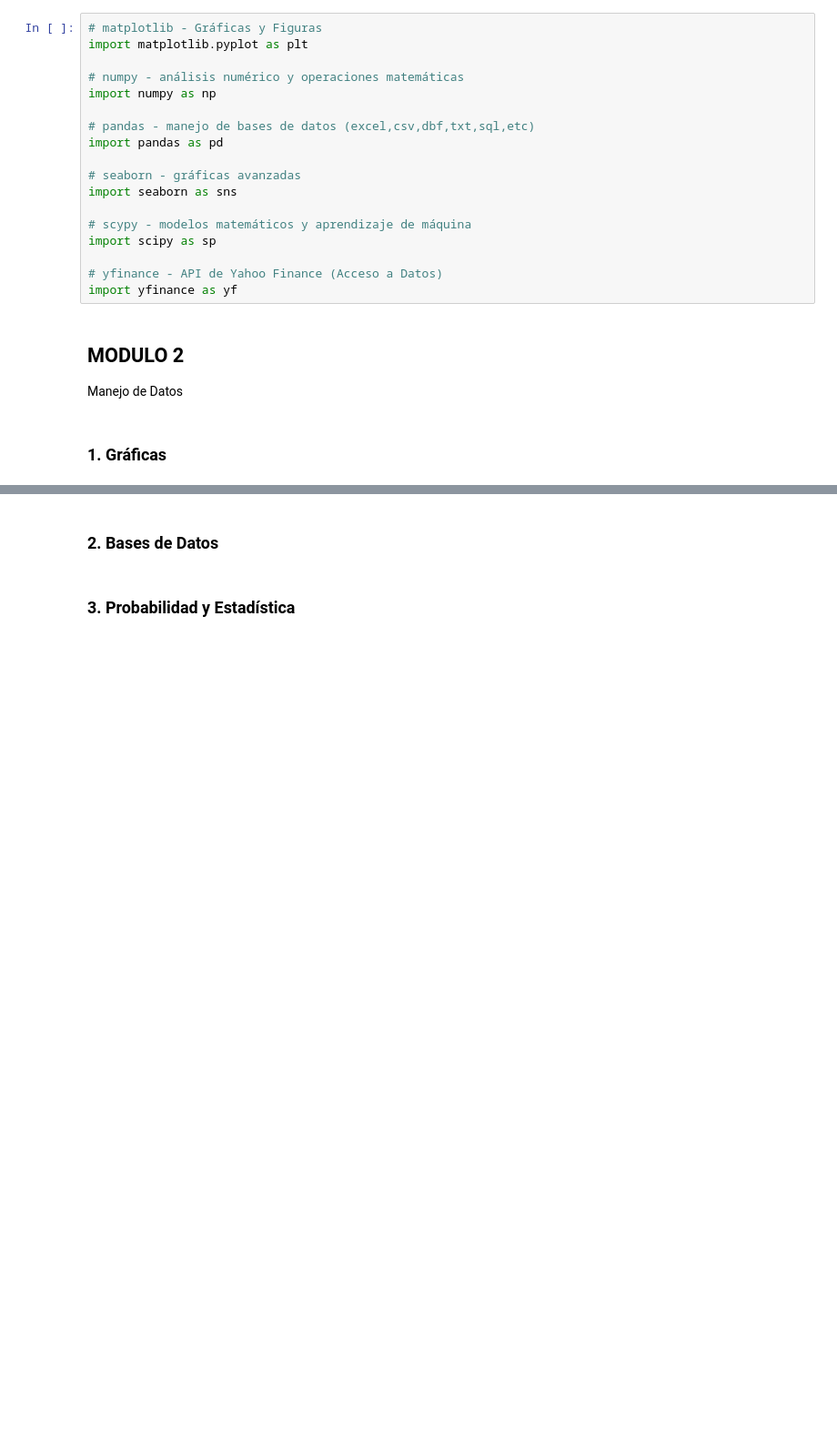
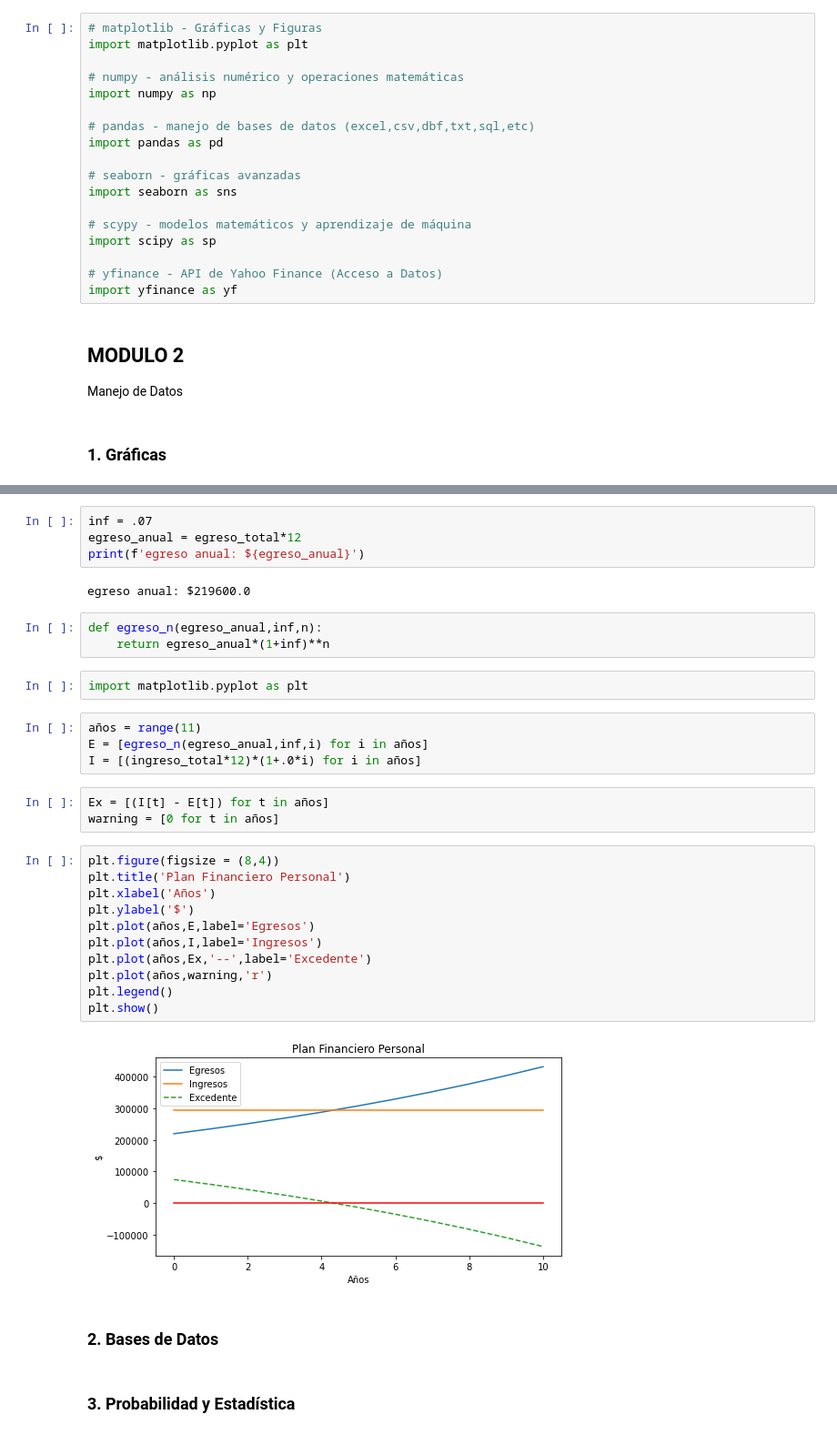
Before and after one commit to blankhall98/z2h-python-r-datascience-2023, a Jupyter notebook: scripts/Python Course Outline.ipynb, the cells around one changed output, grey strips where cells are left out. Shown: that part at 91% size. Saved outputs shown, nothing was run; the diff lists cells and outputs as text; blank space fills up the shorter version.

```diff
--- a/scripts/Python Course Outline.ipynb
+++ b/scripts/Python Course Outline.ipynb
@@ -353,3 +386,34 @@ Manejo de Datos
+# %%
+inf = .07
+egreso_anual = egreso_total*12
+print(f'egreso anual: ${egreso_anual}')
+# %% [output]
+egreso anual: $219600.0
+# %%
+def egreso_n(egreso_anual,inf,n):
+    return egreso_anual*(1+inf)**n
+# %%
+import matplotlib.pyplot as plt
+# %%
+años = range(11)
+E = [egreso_n(egreso_anual,inf,i) for i in años]
+I = [(ingreso_total*12)*(1+.0*i) for i in años]
+# %%
+Ex = [(I[t] - E[t]) for t in años]
+warning = [0 for t in años]
+# %%
+plt.figure(figsize = (8,4))
+plt.title('Plan Financiero Personal')
+plt.xlabel('Años')
+plt.ylabel('$')
+plt.plot(años,E,label='Egresos')
+plt.plot(años,I,label='Ingresos')
+plt.plot(años,Ex,'--',label='Excedente')
+plt.plot(años,warning,'r')
+plt.legend()
+plt.show()
+# %% [output]
+[figure, added]
 # %% [markdown]
 ### 2. Bases de Datos
 # %% [markdown]
```
Also changed, not shown: parts of 5 cells of this notebook.
